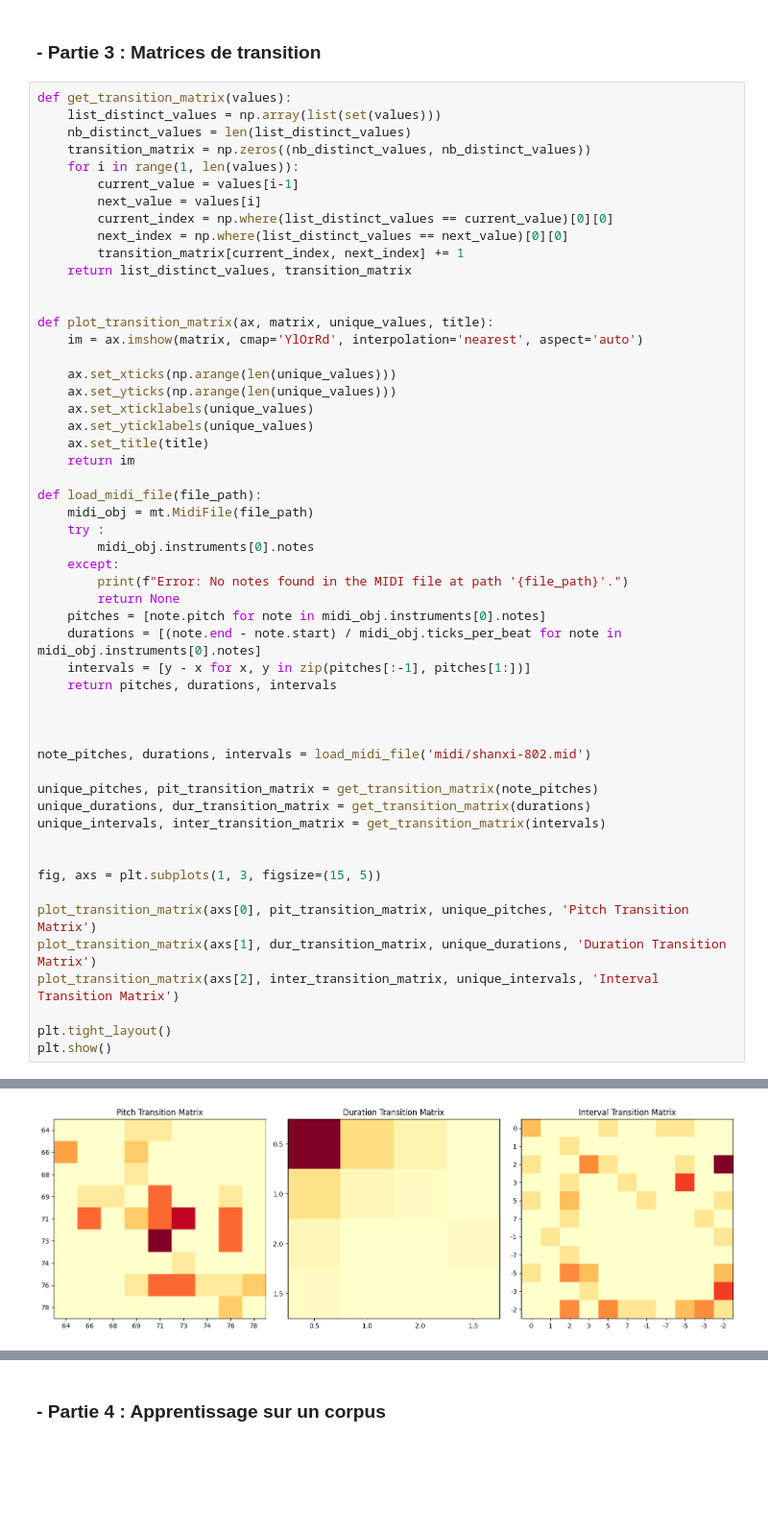
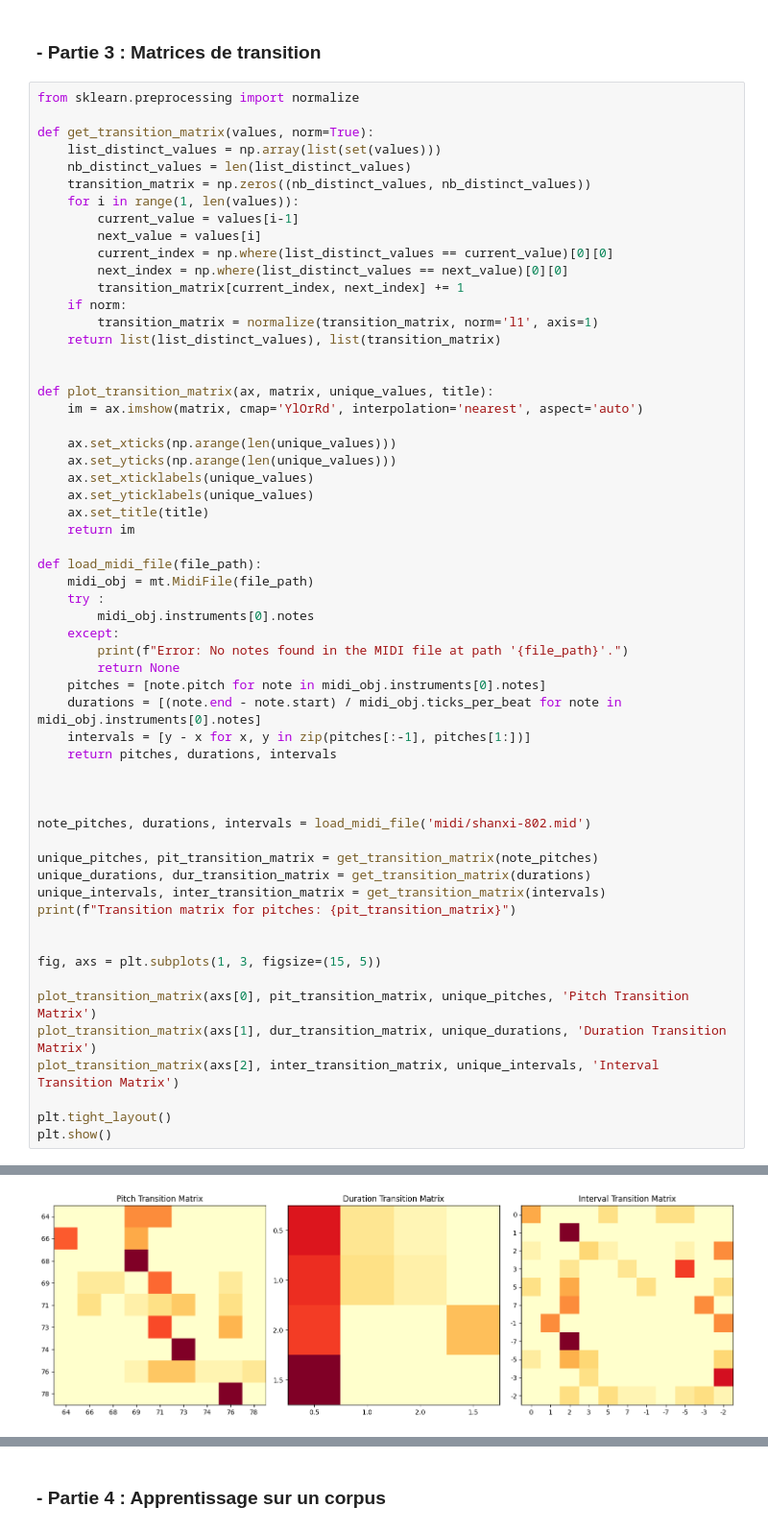
Before and after one commit to NotTheStallion/music-ai, a Jupyter notebook: tp-2_AIM.ipynb, the cells around one changed output, grey strips where cells are left out. Shown at 96% size. Drawn from its saved outputs; the diff is of its cells as text; blank space fills up the shorter version.

```diff
--- a/tp-2_AIM.ipynb
+++ b/tp-2_AIM.ipynb
@@ -367,7 +367,9 @@ marker: [Marker(text="example marker", time=0)]
 # %% [markdown]
 ### - Partie 3 : Matrices de transition
 # %%
-def get_transition_matrix(values):
+from sklearn.preprocessing import normalize
+
+def get_transition_matrix(values, norm=True):
     list_distinct_values = np.array(list(set(values)))
     nb_distinct_values = len(list_distinct_values)
     transition_matrix = np.zeros((nb_distinct_values, nb_distinct_values))
@@ -377,7 +379,9 @@ def get_transition_matrix(values):
         current_index = np.where(list_distinct_values == current_value)[0][0]
         next_index = np.where(list_distinct_values == next_value)[0][0]
         transition_matrix[current_index, next_index] += 1
-    return list_distinct_values, transition_matrix
+    if norm:
+        transition_matrix = normalize(transition_matrix, norm='l1', axis=1)
+    return list(list_distinct_values), list(transition_matrix)
 
 
 def plot_transition_matrix(ax, matrix, unique_values, title):
@@ -409,6 +413,7 @@ note_pitches, durations, intervals = load_midi_file('midi/shanxi-802.mid')
 unique_pitches, pit_transition_matrix = get_transition_matrix(note_pitches)
 unique_durations, dur_transition_matrix = get_transition_matrix(durations)
 unique_intervals, inter_transition_matrix = get_transition_matrix(intervals)
+print(f"Transition matrix for pitches: {pit_transition_matrix}")
 
 
 fig, axs = plt.subplots(1, 3, figsize=(15, 5))
@@ -423,2 +432,2 @@ plt.show()
-[figure, old version]
+[figure, new version]
 # %%
```
Also changed, not shown: parts of 14 cells of this notebook.
